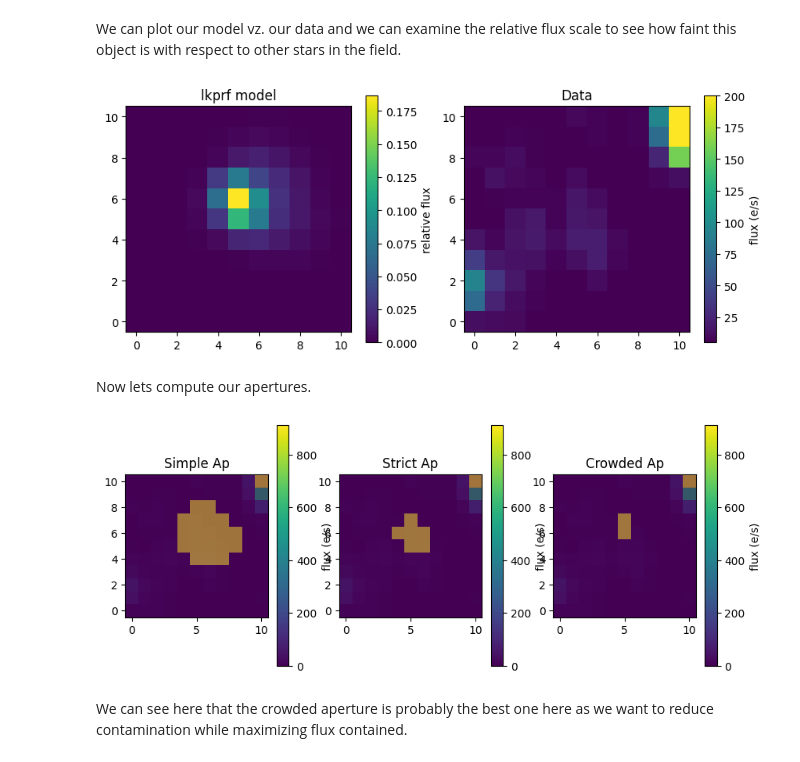
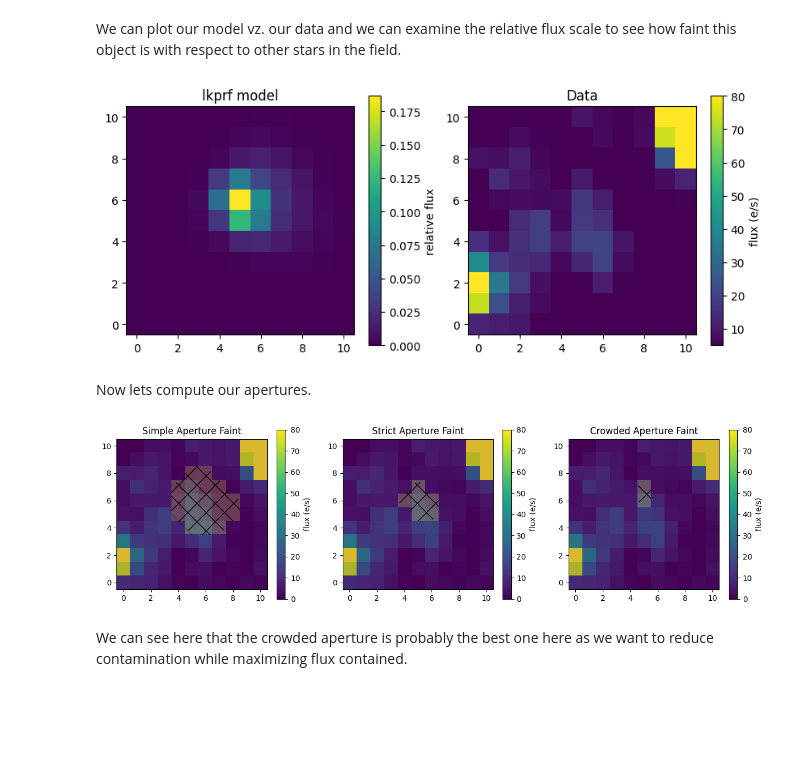
Before and after one commit to lightkurve/lkprf, a Jupyter notebook: docs/tutorials/lkprf_aperture_example.ipynb, the cells around one changed output. Drawn from its saved outputs; the diff is of its cells as text; code cells hidden in the pictures; blank space fills up the shorter version.

```diff
--- a/docs/tutorials/lkprf_aperture_example.ipynb
+++ b/docs/tutorials/lkprf_aperture_example.ipynb
@@ -240,40 +267,60 @@ axs[0].set_title('lkprf model')
 fig.colorbar(model, ax = axs[0], label='relative flux')
 
 # Plot the real data. We randomly select the 100th observation from the TPF data cube
-data = axs[1].imshow(tess_hdulist_faint[1].data['FLUX'][100,:,:], vmin=5, vmax=200, origin='lower')
+data = axs[1].imshow(tess_hdulist_faint[1].data['FLUX'][100,:,:], vmin=5, vmax=80, origin='lower')
 axs[1].set_title('Data')
 fig.colorbar(data, ax = axs[1], label = 'flux (e/s)')
 
 plt.show()
 # %% [output]
-[figure, old version]
+[figure, new version]
 # %% [markdown]
 Now lets compute our apertures.
 # %%
-myap_faint = aper(model_prf=prf_mod_faint,tess_mag=TESS_mags_faint,target_index=0)
-simple_ap_faint = myap_faint.simple_aperture(completeness=0.9)
-strict_ap_faint = myap_faint.strict_aperture()
-crowded_ap_faint = myap_faint.crowded_aperture(crowding_metric = 0.8, fluxfrac_metric = 0.9)
+simple_ap_faint = prf_initial_faint.get_aperture(aperture_type="simple", completeness=0.9)
+strict_ap_faint = prf_initial_faint.get_aperture(aperture_type="strict", tess_mag = TESS_mags_faint)
+crowded_ap_faint = prf_initial_faint.get_aperture(aperture_type="crowded", crowding_metric = 0.8, fluxfrac_metric = 0.9,tess_mag = TESS_mags_faint)
 # %%
-fig,axs = plt.subplots(1,3,figsize=(10,4))
+fig,axs = plt.subplots(1,3,figsize=(15,4))
 
-data = axs[0].imshow(tess_hdulist_faint[1].data['FLUX'][100,:,:],  origin='lower')
-axs[0].imshow(simple_ap_faint, alpha=0.5, origin='lower')
-axs[0].set_title('Simple Ap')
+data = axs[0].imshow(tess_hdulist_faint[1].data['FLUX'][100,:,:],  origin='lower',vmin=0, vmax=80)
+axs[0].contourf(
+    simple_ap_faint,
+    levels=[0.5, 1.5],  # Contour levels to isolate the True values
+    hatches=['', 'x'],  # First for False, second for True
+    colors='none',      # Use 'none' for colors to ensure transparency
+    extend='both'       # This is important for handling out-of-range values
+)
+axs[0].imshow(simple_ap_faint, alpha=0.2, origin='lower')
+axs[0].set_title('Simple Aperture Faint')
 fig.colorbar(data, ax = axs[0], label = 'flux (e/s)')
 
-data = axs[1].imshow(tess_hdulist_faint[1].data['FLUX'][100,:,:],  origin='lower')
-axs[1].imshow(strict_ap_faint, alpha=0.5, origin='lower')
-axs[1].set_title('Strict Ap')
+data = axs[1].imshow(tess_hdulist_faint[1].data['FLUX'][100,:,:],  origin='lower',vmin=0, vmax=80)
+axs[1].imshow(strict_ap_faint, alpha=0.2, origin='lower')
+axs[1].contourf(
+    strict_ap_faint,
+    levels=[0.5, 1.5],  # Contour levels to isolate the True values
+    hatches=['', 'x'],  # First for False, second for True
+    colors='none',      # Use 'none' for colors to ensure transparency
+    extend='both'       # This is important for handling out-of-range values
+)
+axs[1].set_title('Strict Aperture Faint')
 fig.colorbar(data, ax = axs[1], label = 'flux (e/s)')
 
-data = axs[2].imshow(tess_hdulist_faint[1].data['FLUX'][100,:,:],  origin='lower')
-axs[2].imshow(crowded_ap_faint, alpha=0.5, origin='lower')
-axs[2].set_title('Crowded Ap')
+data = axs[2].imshow(tess_hdulist_faint[1].data['FLUX'][100,:,:],  origin='lower',vmin=0, vmax=80)
+axs[2].imshow(crowded_ap_faint, alpha=0.2, origin='lower')
+axs[2].contourf(
+    crowded_ap_faint,
+    levels=[0.5, 1.5],  # Contour levels to isolate the True values
+    hatches=['', 'x'],  # First for False, second for True
+    colors='none',      # Use 'none' for colors to ensure transparency
+    extend='both'       # This is important for handling out-of-range values
+)
+axs[2].set_title('Crowded Aperture Faint')
 fig.colorbar(data, ax = axs[2], label = 'flux (e/s)')
 
 plt.show()
 # %% [output]
-[figure, old version]
+[figure, new version]
 # %% [markdown]
 We can see here that the crowded aperture is probably the best one here as we want to reduce contamination while maximizing flux contained.
```
Also changed, not shown: parts of 12 cells of this notebook.
